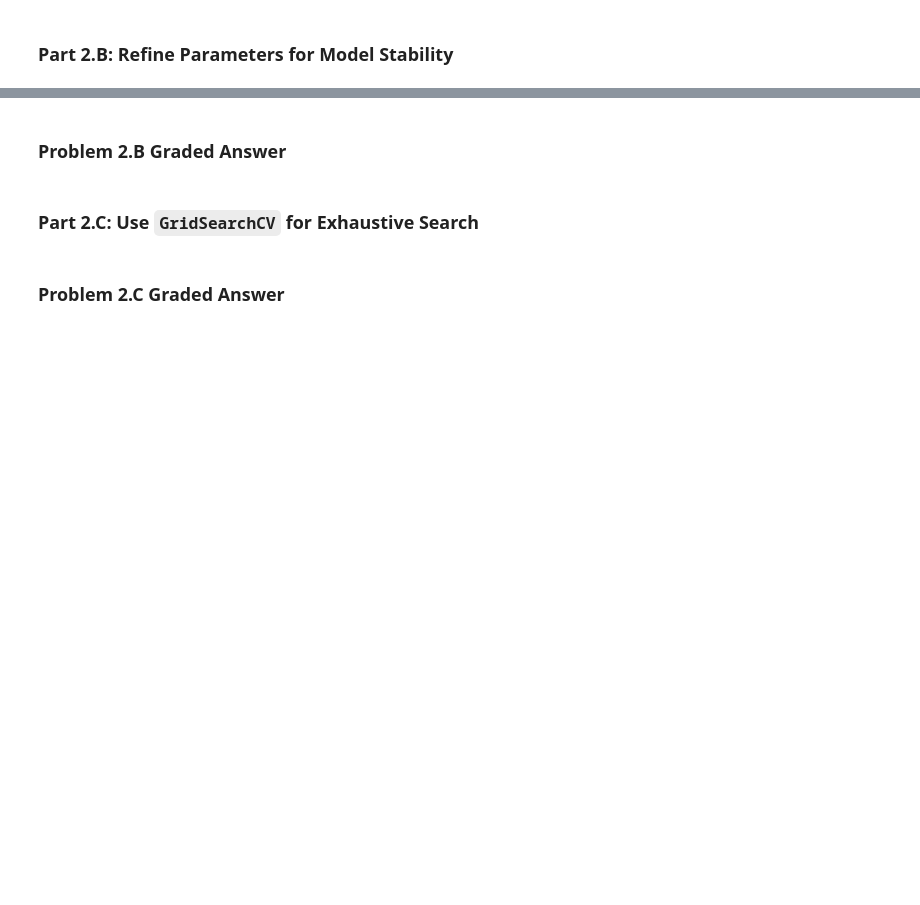
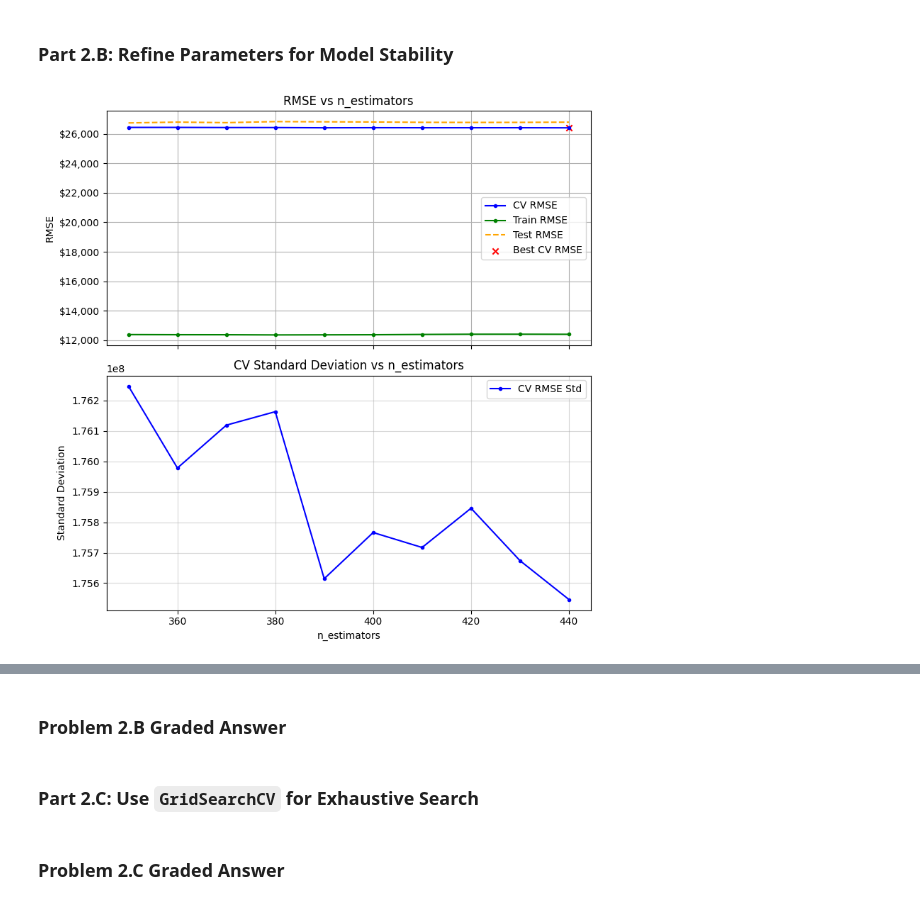
Before and after one commit to Rocking-Priya/Module-3-Assignments, a Jupyter notebook: Homework_07.ipynb, the cells around one changed output, grey strips where cells are left out. Saved outputs shown, nothing was run; the diff lists cells and outputs as text; code cells hidden in the pictures; blank space fills up the shorter version.

```diff
--- a/Homework_07.ipynb
+++ b/Homework_07.ipynb
@@ -647,10 +655,19 @@ print(f'a2a = ${a2a:,.2f}')              # Do not change this line, and DO NOT p
 # Your code here -- Add as many code cells as necessary
 
 Parameters_BT = {
-    'n_estimators': 440,
-    'max_depth': 1.0,
-    'max_features': 7,
-    'bootstrap': True,
+    'n_estimators': 400,
+    'max_depth': 9,
+    'max_features':8,
+    'bootstrap': False,
     'random_state': 42,
-    'MSE_found': 1110860384.2896736
+    'MSE_found': 698616178.8422183
 }
+# %%
+Parameters_BT = sweep_parameter(
+    model=RandomForestRegressor,
+    Parameters=Parameters_BT,
+    param='n_estimators',
+    parameter_list=range(350, 450, 10)  # Narrowing the range
+)
+# %% [output]
+[figure, added]
```
Also changed, not shown: parts of 8 cells of this notebook.
